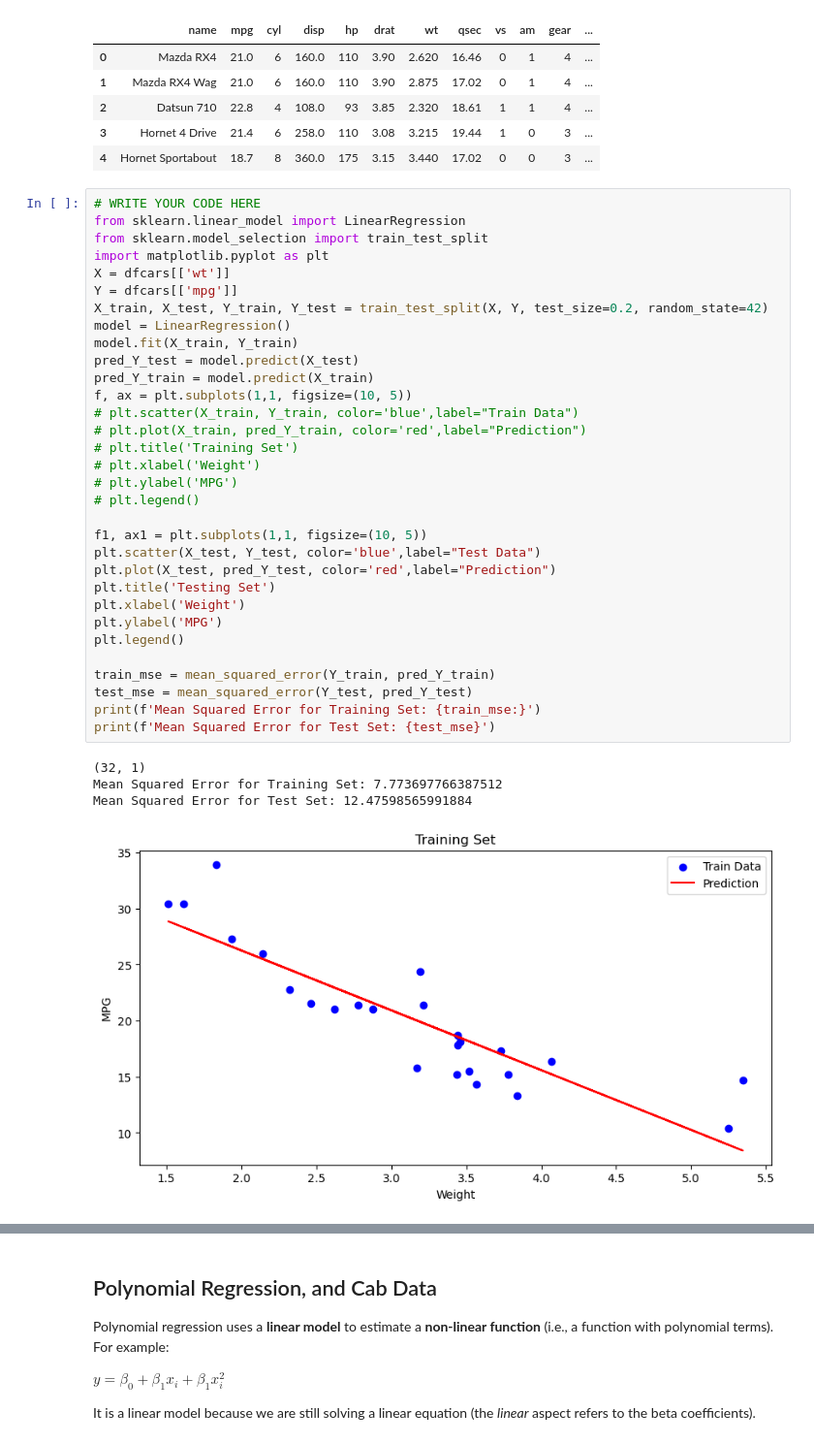
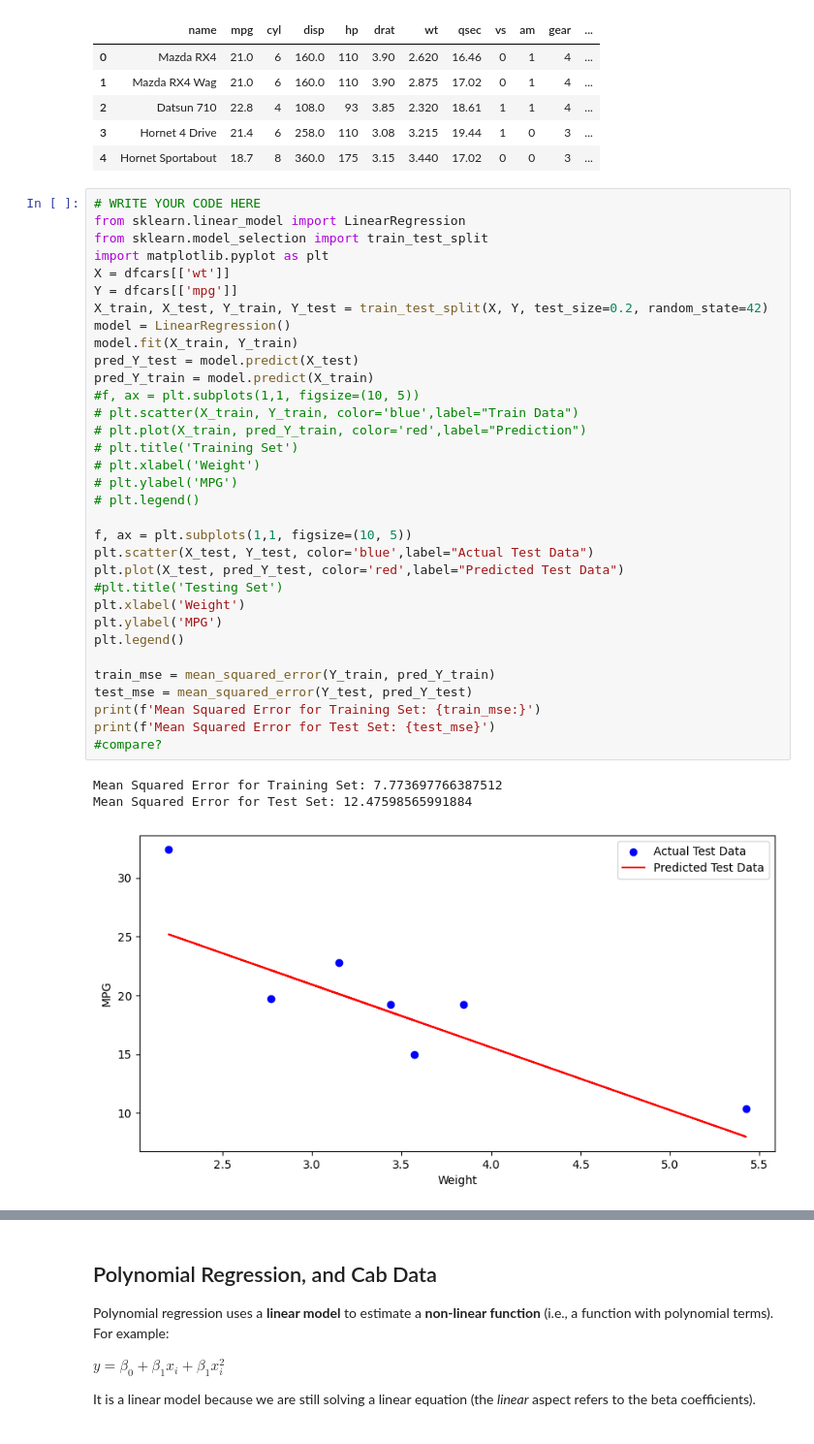
Before and after one commit to anuprid/ADS, a Jupyter notebook: homework 4/Homework4-Regression.ipynb, the cells around one changed output, grey strips where cells are left out. Shown: that part at 97% size. Drawn from its saved outputs; the diff is of its cells as text.

```diff
--- a/homework 4/Homework4-Regression.ipynb
+++ b/homework 4/Homework4-Regression.ipynb
@@ -530,37 +530,37 @@ dfcars.head()
 # %%
 # WRITE YOUR CODE HERE
 from sklearn.linear_model import LinearRegression
 from sklearn.model_selection import train_test_split
 import matplotlib.pyplot as plt
 X = dfcars[['wt']]
 Y = dfcars[['mpg']]
 X_train, X_test, Y_train, Y_test = train_test_split(X, Y, test_size=0.2, random_state=42)
 model = LinearRegression()
 model.fit(X_train, Y_train)
 pred_Y_test = model.predict(X_test)
 pred_Y_train = model.predict(X_train)
-f, ax = plt.subplots(1,1, figsize=(10, 5))
+#f, ax = plt.subplots(1,1, figsize=(10, 5))
 # plt.scatter(X_train, Y_train, color='blue',label="Train Data")
 # plt.plot(X_train, pred_Y_train, color='red',label="Prediction")
 # plt.title('Training Set')
 # plt.xlabel('Weight')
 # plt.ylabel('MPG')
 # plt.legend()
 
-f1, ax1 = plt.subplots(1,1, figsize=(10, 5))
-plt.scatter(X_test, Y_test, color='blue',label="Test Data")
-plt.plot(X_test, pred_Y_test, color='red',label="Prediction")
-plt.title('Testing Set')
+f, ax = plt.subplots(1,1, figsize=(10, 5))
+plt.scatter(X_test, Y_test, color='blue',label="Actual Test Data")
+plt.plot(X_test, pred_Y_test, color='red',label="Predicted Test Data")
+#plt.title('Testing Set')
 plt.xlabel('Weight')
 plt.ylabel('MPG')
 plt.legend()
 
 train_mse = mean_squared_error(Y_train, pred_Y_train)
 test_mse = mean_squared_error(Y_test, pred_Y_test)
 print(f'Mean Squared Error for Training Set: {train_mse:}')
 print(f'Mean Squared Error for Test Set: {test_mse}')
+#compare?
 # %% [output]
-(32, 1)
 Mean Squared Error for Training Set: 7.773697766387512
 Mean Squared Error for Test Set: 12.47598565991884
-[figure, old version]
+[figure, new version]
```
Also changed, not shown: parts of 17 cells of this notebook, 1 other file.
